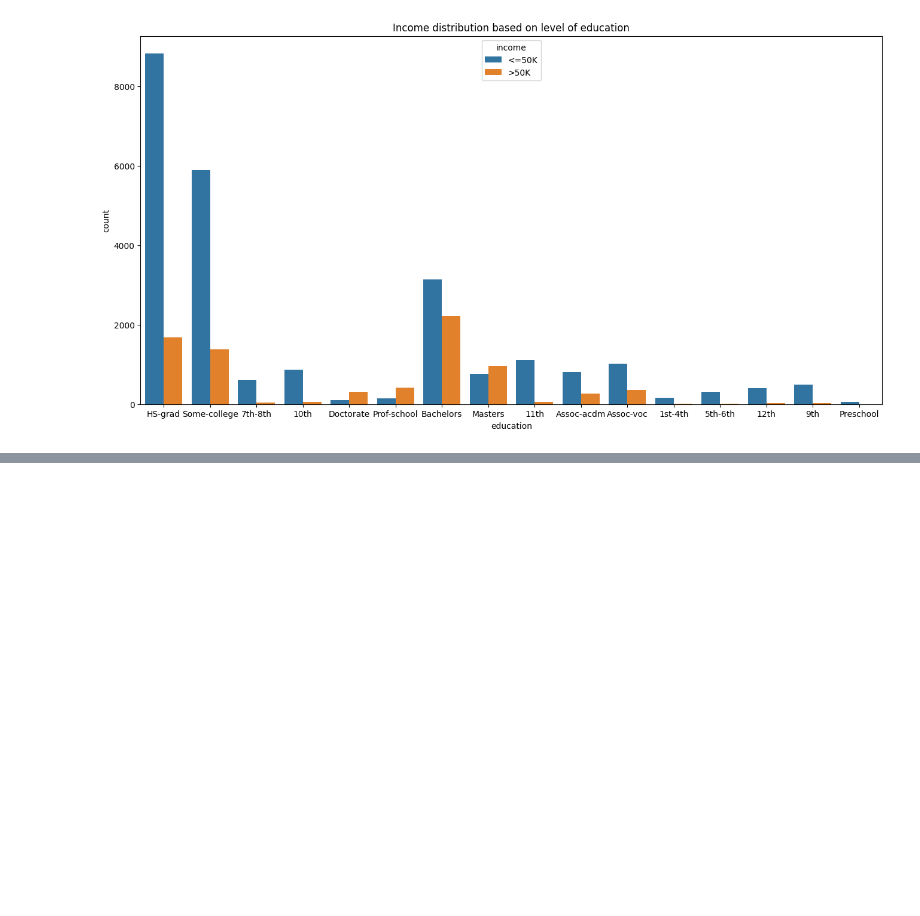
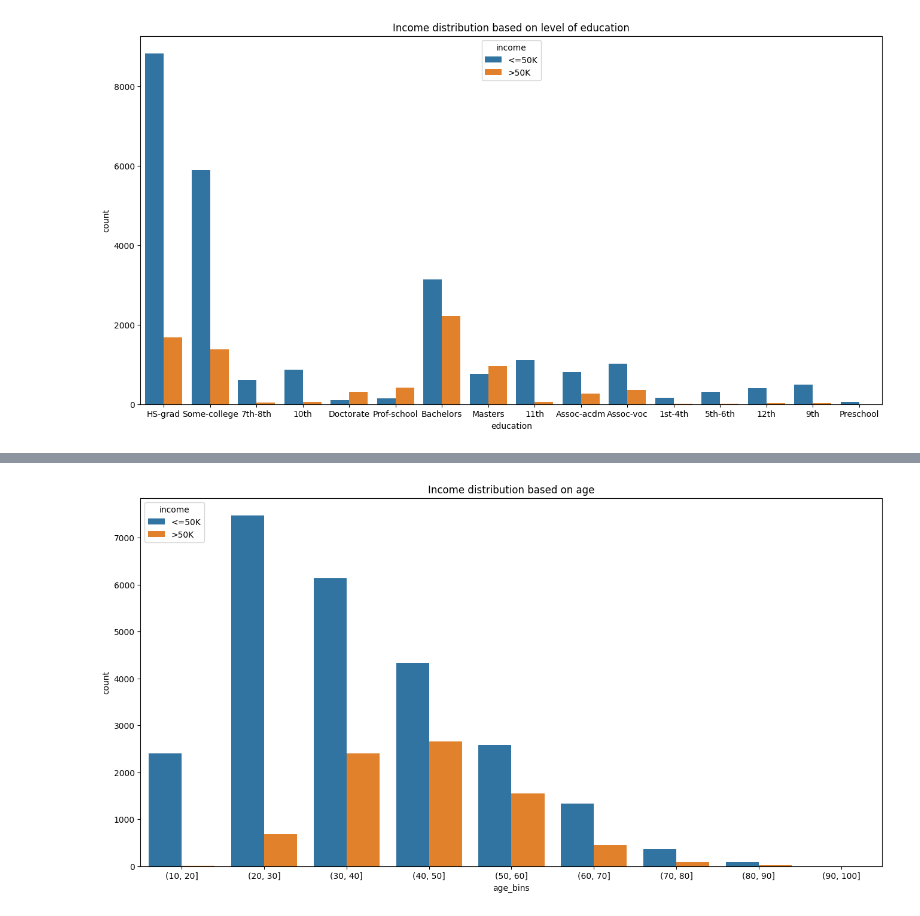
Before and after one commit to emonteiro27/data-adult-income, a Jupyter notebook: adult-income.ipynb, the cells around one changed output, grey strips where cells are left out. Saved outputs shown, nothing was run; the diff lists cells and outputs as text; code cells hidden in the pictures; blank space fills up the shorter version.

Commit message:
Plotted countplot with income per age (in bins of 10)

```diff
--- a/adult-income.ipynb
+++ b/adult-income.ipynb
@@ -217,0 +251,10 @@ The ones that have a level of education = 'Master', 'Doctorate', and 'Prof-schoo
+# %%
+bins = range(10, 101, 10)
+df['age_bins'] = pd.cut(df['age'], bins)
+# %%
+plt.figure(figsize=(16,8))
+sns.countplot(data=df, x='age_bins', hue='income')
+plt.title('Income distribution based on age')
+plt.show()
+# %% [output]
+[figure, added]
```
Also changed, not shown: parts of 3 cells of this notebook.
